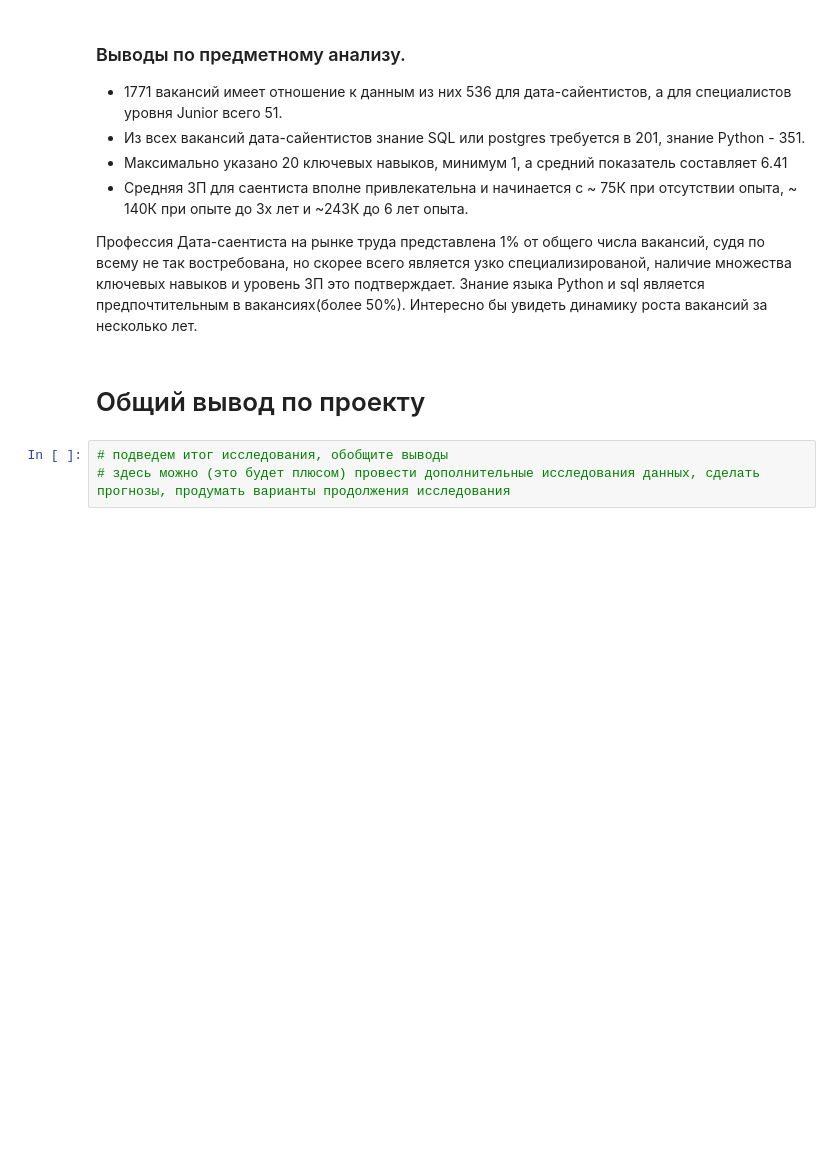
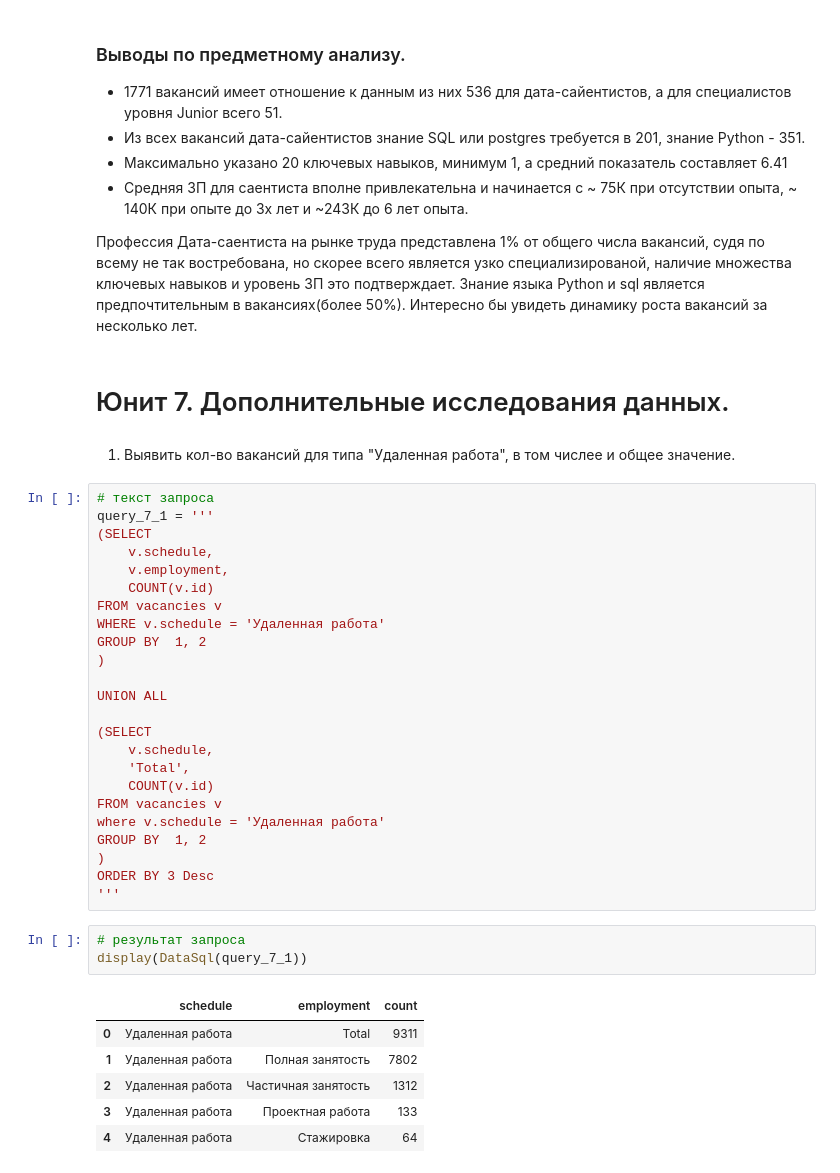
Before and after one commit to SergeyExp/data_science, a Jupyter notebook: PROJECT-2-Анализ вакансий из HeadHunter/Project_2_Ноутбук_шаблон.ipynb, the cells around one changed output. Cells and saved outputs as stored; diff of their text form; blank space fills up the shorter version.

```diff
--- a/PROJECT-2-Анализ вакансий из HeadHunter/Project_2_Ноутбук_шаблон.ipynb
+++ b/PROJECT-2-Анализ вакансий из HeadHunter/Project_2_Ноутбук_шаблон.ipynb
@@ -632,8 +632,41 @@ Name: avg_salary, dtype: float64
  - Средняя ЗП для саентиста вполне привлекательна и начинается с ~ 75К при отсутствии опыта, ~ 140К при опыте до 3х лет и ~243К до 6 лет опыта.
 
  Професcия Дата-саентиста на рынке труда представлена 1% от общего числа вакансий, судя по всему не так востребована, но скорее всего является узко специализированой, наличие множества ключевых навыков  и уровень ЗП это подтверждает. Знание языка Python и sql является предпочтительным в вакансиях(более 50%). Интересно бы увидеть динамику роста вакансий за несколько лет.
-# %% [markdown]
-# Общий вывод по проекту
-# %%
-# подведем итог исследования, обобщите выводы
-# здесь можно (это будет плюсом) провести дополнительные исследования данных, сделать прогнозы, продумать варианты продолжения исследования
+# %% [markdown]
+# Юнит 7. Дополнительные исследования данных.
+# %% [markdown]
+1. Выявить кол-во вакансий для типа "Удаленная работа", в том числее и общее значение.
+# %%
+# текст запроса
+query_7_1 = '''
+(SELECT
+    v.schedule,
+    v.employment,
+    COUNT(v.id)
+FROM vacancies v
+WHERE v.schedule = 'Удаленная работа'
+GROUP BY  1, 2
+)
+
+UNION ALL
+
+(SELECT
+    v.schedule,
+    'Total',
+    COUNT(v.id)
+FROM vacancies v
+where v.schedule = 'Удаленная работа'
+GROUP BY  1, 2
+)
+ORDER BY 3 Desc
+'''
+# %%
+# результат запроса
+display(DataSql(query_7_1))
+# %% [output]
+|  | schedule | employment | count |
+| 0 | Удаленная работа | Total | 9311 |
+| 1 | Удаленная работа | Полная занятость | 7802 |
+| 2 | Удаленная работа | Частичная занятость | 1312 |
+| 3 | Удаленная работа | Проектная работа | 133 |
+| 4 | Удаленная работа | Стажировка | 64 |
```
Also changed, not shown: parts of 13 cells of this notebook.
